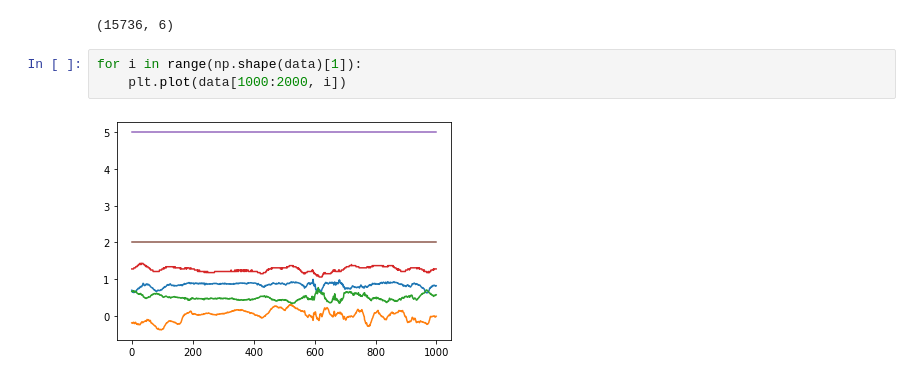
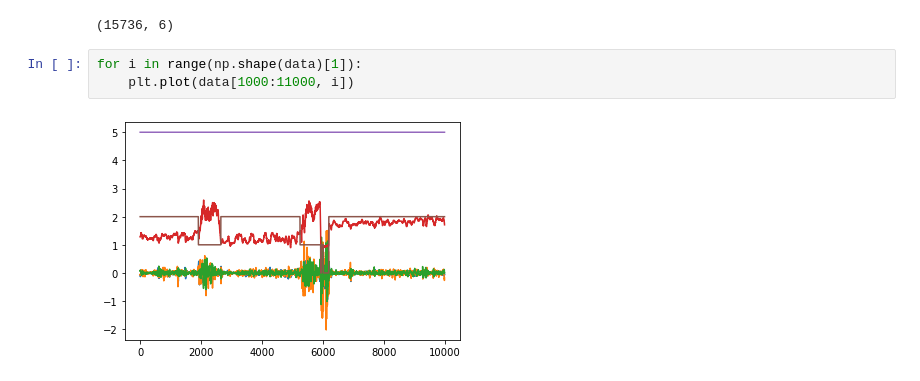
Before and after one commit to earthspecies/BEBE, a Jupyter notebook: data_formatting/format_ladds_seals.ipynb, the cells around one changed output. Cells and saved outputs as stored; diff of their text form.

```diff
--- a/data_formatting/format_ladds_seals.ipynb
+++ b/data_formatting/format_ladds_seals.ipynb
@@ -175,6 +191,6 @@ np.shape(data)
 (15736, 6)
 # %%
 for i in range(np.shape(data)[1]):
-    plt.plot(data[1000:2000, i])
+    plt.plot(data[1000:11000, i])
 # %% [output]
-[figure, old version]
+[figure, new version]
```
Also changed, not shown: parts of 3 cells of this notebook, 3 other files.
